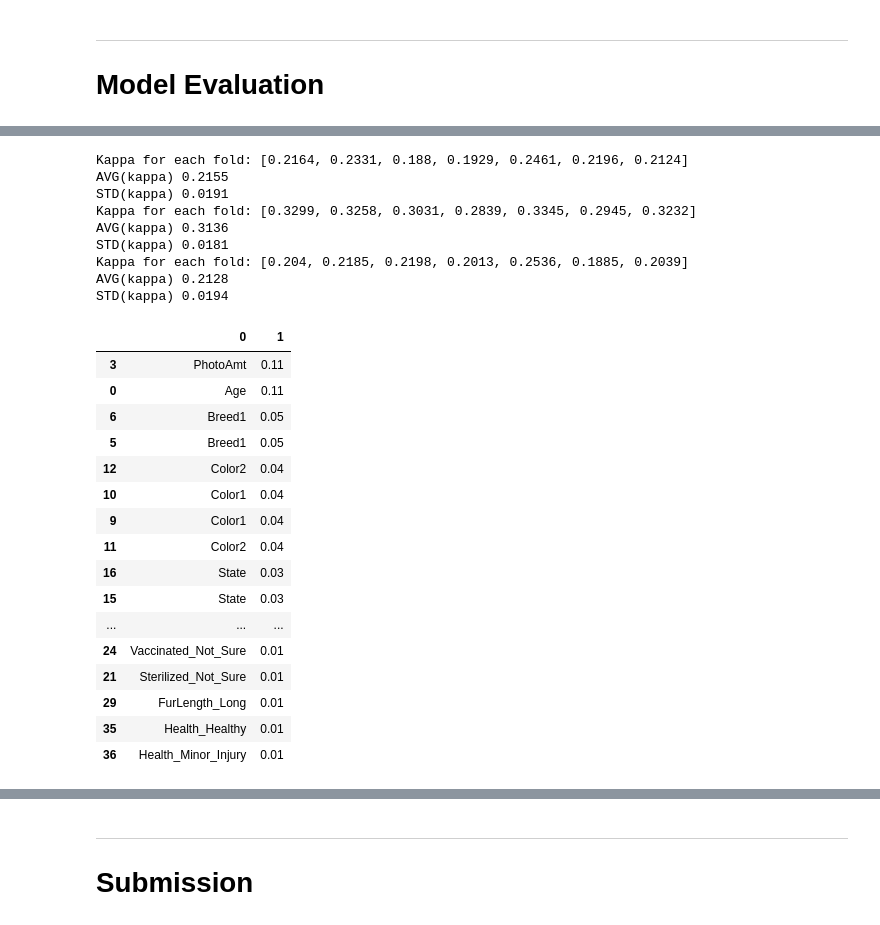
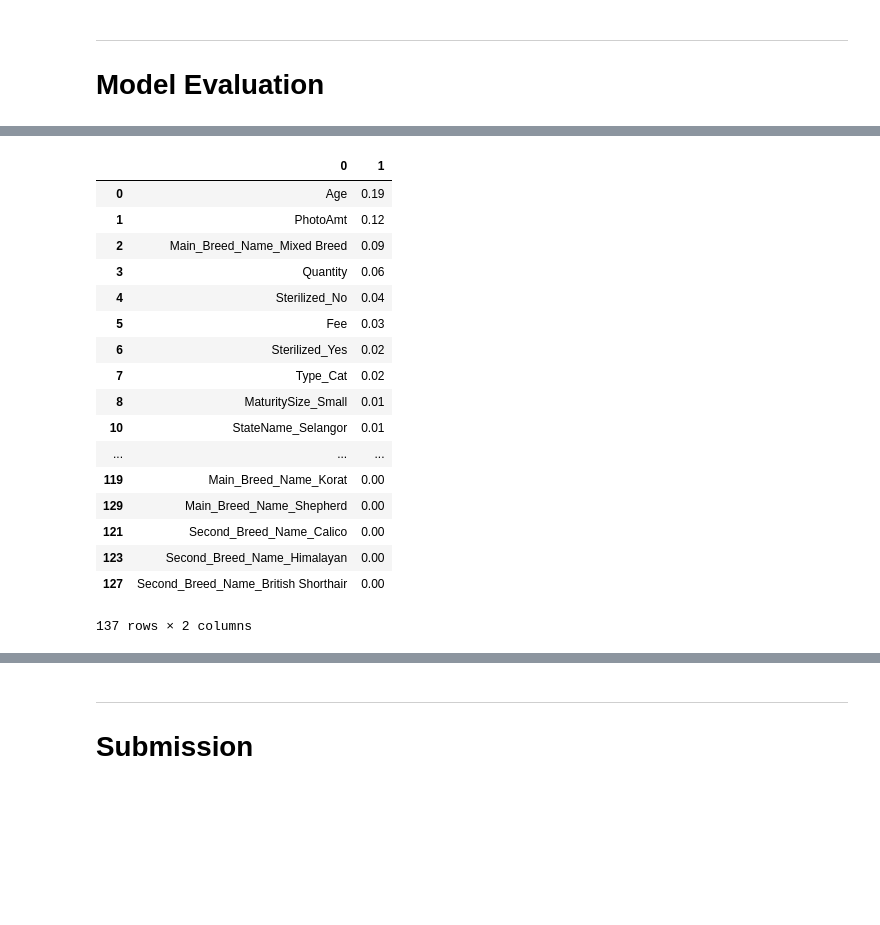
Before and after one commit to ArwaSheraky/Pet-Adoption, a Jupyter notebook: Pet Adoption.ipynb, the cells around one changed output, grey strips where cells are left out. Drawn from its saved outputs; the diff is of its cells as text; code cells hidden in the pictures; blank space fills up the shorter version.

```diff
--- a/Pet Adoption.ipynb
+++ b/Pet Adoption.ipynb
@@ -257,4 +353,4 @@ Index(['Breed1', 'Breed2', 'Color1', 'Color2', 'Color3', 'State',
 # %%
-newdf_test, test_dummies = get_dum(newdf_test)
-newdf_test.columns
+newdf_test_dum, test_dummies = get_dum(newdf_test)
+test_dummies.columns
 # %% [output]
@@ -305,8 +369,9 @@ corr_matrix
 # %%
 # select the columns
 
-less_imp = ['Type_Dog', 'Type_Cat', 'MaturitySize_Extra_Large', 'Health_Serious_Injury']
-dummies = dummies.drop(columns = less_imp)
+unique_dum = list(dummies.columns & test_dummies.columns)
 
-X_columns = ['Age', 'Fee', 'Quantity', 'PhotoAmt','has_name']+ list(dummies.columns)
+X_columns = ['Age', 'Fee', 'Quantity', 'PhotoAmt','has_name','has_description','letters_morethan2'] + unique_dum
+#X_columns = feature_imp[0].values
+
 y_column = ['AdoptionSpeed']
@@ -316,7 +382,7 @@ _____________
 # %%
 # split the data using sklearn
 
-df_train = newdf.copy()
+df_train = newdf_dum.copy()
 
 threshold = 0.8
 X = df_train[X_columns]
@@ -344,9 +415,10 @@ rf_model = RandomForestClassifier(150)
 rf_model.fit(X_train, y_train.values.ravel())
 rf_pred = rf_model.predict(X_test)
 # %%
-gnb_model = GaussianNB()
-gnb_model.fit(X_train, y_train.values.ravel())
-gnb_pred = gnb_model.predict(X_test)
+
+gb_model = GradientBoostingClassifier(n_estimators=150)
+gb_model.fit(X_train, y_train.values.ravel())
+gb_pred = gb_model.predict(X_test)
 # %% [markdown]
 _____________
 # Model Evaluation
@@ -405,40 +488,33 @@ def cv(model):
 cv(knn_model)
 cv(rf_model)
 cv(gnb_model)
+cv(gb_model)
-# %% [output]
-Kappa for each fold: [0.2164, 0.2331, 0.188, 0.1929, 0.2461, 0.2196, 0.2124]
-AVG(kappa) 0.2155
-STD(kappa) 0.0191
-Kappa for each fold: [0.3299, 0.3258, 0.3031, 0.2839, 0.3345, 0.2945, 0.3232]
-AVG(kappa) 0.3136
-STD(kappa) 0.0181
-Kappa for each fold: [0.204, 0.2185, 0.2198, 0.2013, 0.2536, 0.1885, 0.2039]
-AVG(kappa) 0.2128
-STD(kappa) 0.0194
 # %%
 
-model = rf_model
+model = gb_model
 fi = []
 
 for i, col in enumerate(X_test.columns):
     fi.append([col, model.feature_importances_[i]])
 
-pd.DataFrame(fi).sort_values(1, ascending=False)
+feature_imp = pd.DataFrame(fi).sort_values(1, ascending=False)
+feature_imp
 # %% [output]
 |  | 0 | 1 |
-| 3 | PhotoAmt | 0.11 |
-| 0 | Age | 0.11 |
-| 6 | Breed1 | 0.05 |
-| 5 | Breed1 | 0.05 |
-| 12 | Color2 | 0.04 |
-| 10 | Color1 | 0.04 |
-| 9 | Color1 | 0.04 |
-| 11 | Color2 | 0.04 |
-| 16 | State | 0.03 |
-| 15 | State | 0.03 |
+| 0 | Age | 0.19 |
+| 1 | PhotoAmt | 0.12 |
+| 2 | Main_Breed_Name_Mixed Breed | 0.09 |
+| 3 | Quantity | 0.06 |
+| 4 | Sterilized_No | 0.04 |
+| 5 | Fee | 0.03 |
+| 6 | Sterilized_Yes | 0.02 |
+| 7 | Type_Cat | 0.02 |
+| 8 | MaturitySize_Small | 0.01 |
+| 10 | StateName_Selangor | 0.01 |
 | ... | ... | ... |
-| 24 | Vaccinated_Not_Sure | 0.01 |
-| 21 | Sterilized_Not_Sure | 0.01 |
-| 29 | FurLength_Long | 0.01 |
-| 35 | Health_Healthy | 0.01 |
-| 36 | Health_Minor_Injury | 0.01 |
+| 119 | Main_Breed_Name_Korat | 0.00 |
+| 129 | Main_Breed_Name_Shepherd | 0.00 |
+| 121 | Second_Breed_Name_Calico | 0.00 |
+| 123 | Second_Breed_Name_Himalayan | 0.00 |
+| 127 | Second_Breed_Name_British Shorthair | 0.00 |
+137 rows × 2 columns
```
Also changed, not shown: parts of 47 cells of this notebook.
